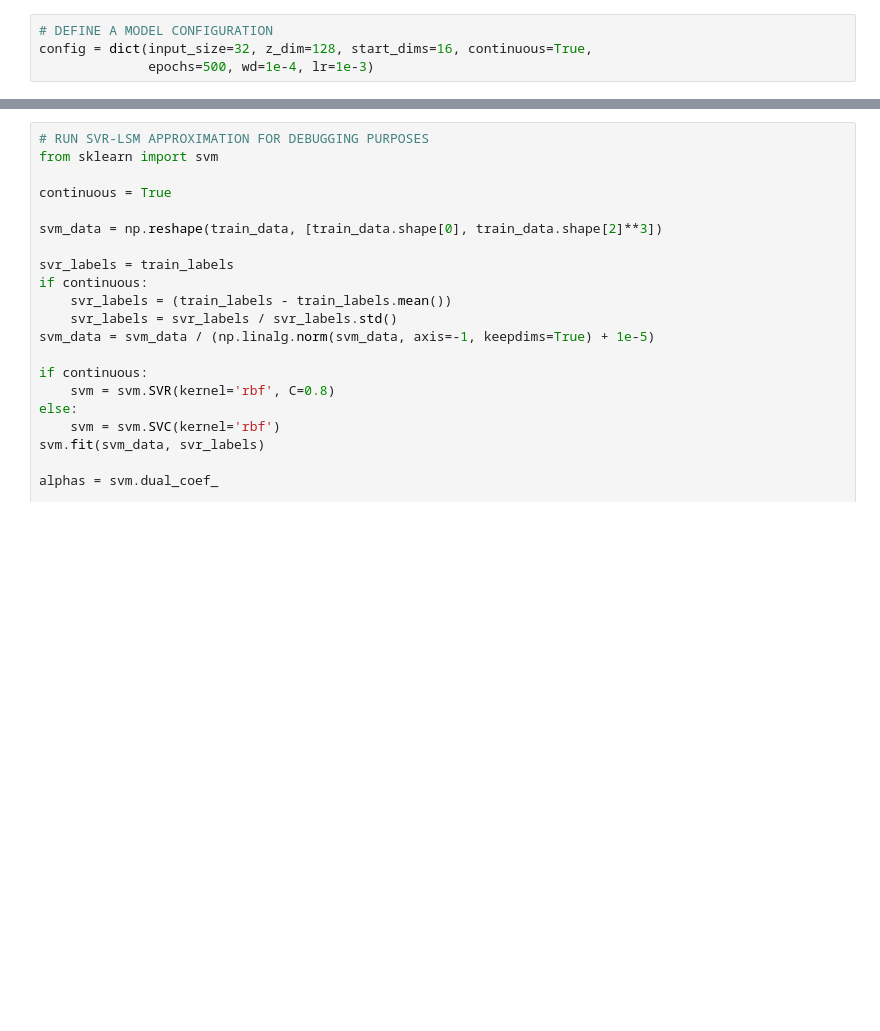
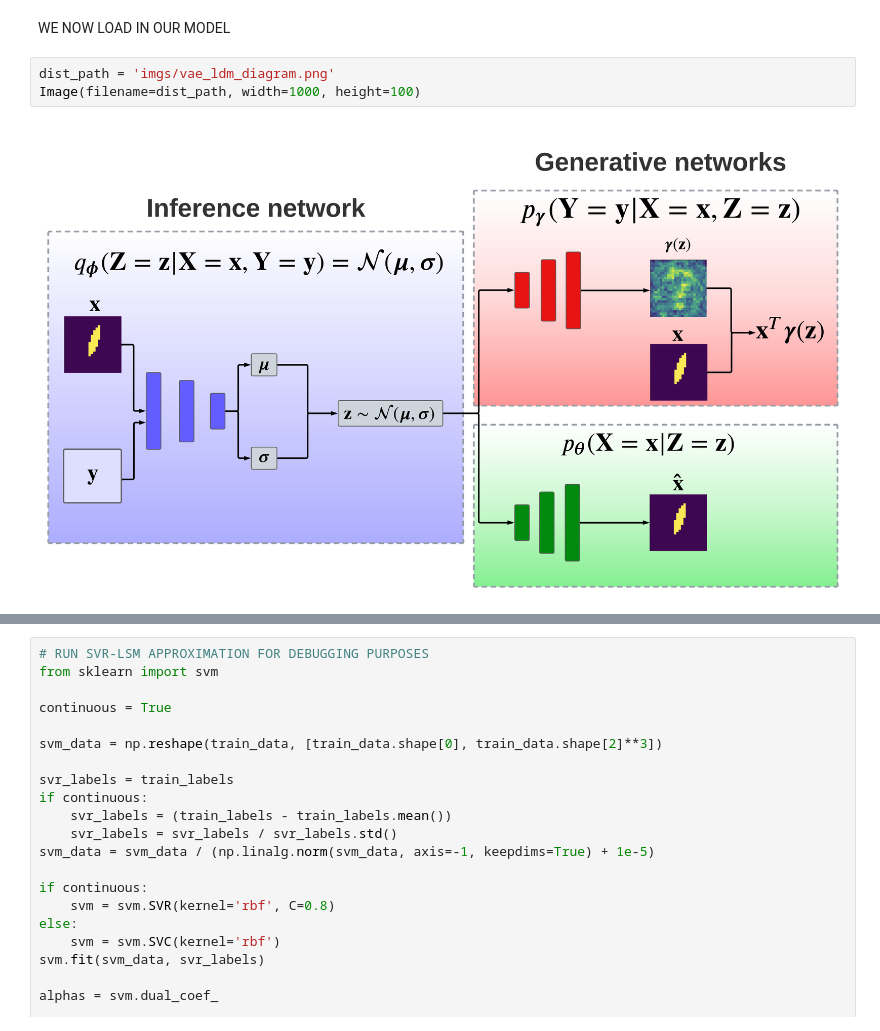
Before and after one commit to guilherme-pombo/vae_lesion_deficit, a Jupyter notebook: simulation_viz.ipynb, the cells around one changed output, grey strips where cells are left out. Drawn from its saved outputs; the diff is of its cells as text; blank space fills up the shorter version.

```diff
--- a/simulation_viz.ipynb
+++ b/simulation_viz.ipynb
@@ -140,6 +174,9 @@ val_loader = DataLoader(val_dataset, batch_size=batch_size, drop_last=False,
 
 device = torch.device("cuda:0")
-# %%
-# DEFINE A MODEL CONFIGURATION
-config = dict(input_size=32, z_dim=128, start_dims=16, continuous=True,
-              epochs=500, wd=1e-4, lr=1e-3)
+# %% [markdown]
+WE NOW LOAD IN OUR MODEL
+# %%
+dist_path = 'imgs/vae_ldm_diagram.png'
+Image(filename=dist_path, width=1000, height=100)
+# %% [output]
+[figure, added]
```
Also changed, not shown: parts of 22 cells of this notebook, 6 other files.
